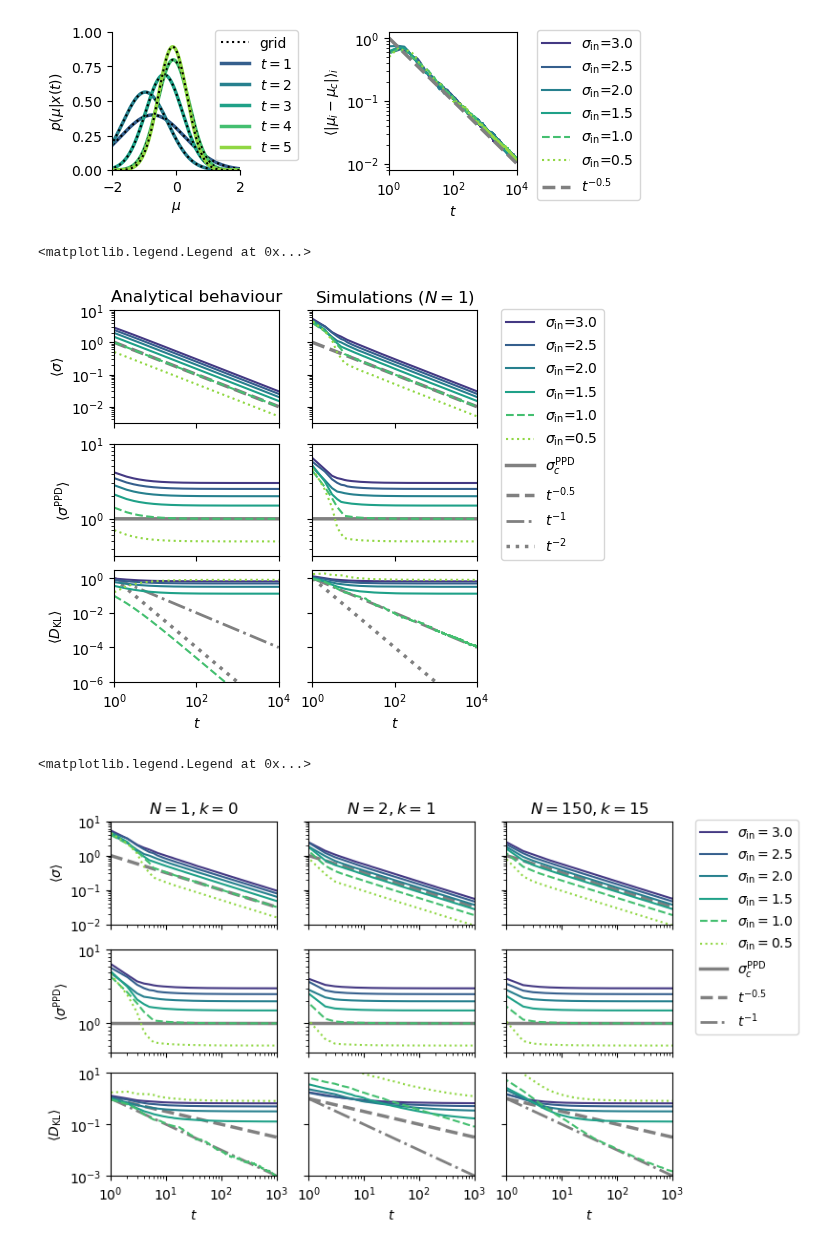
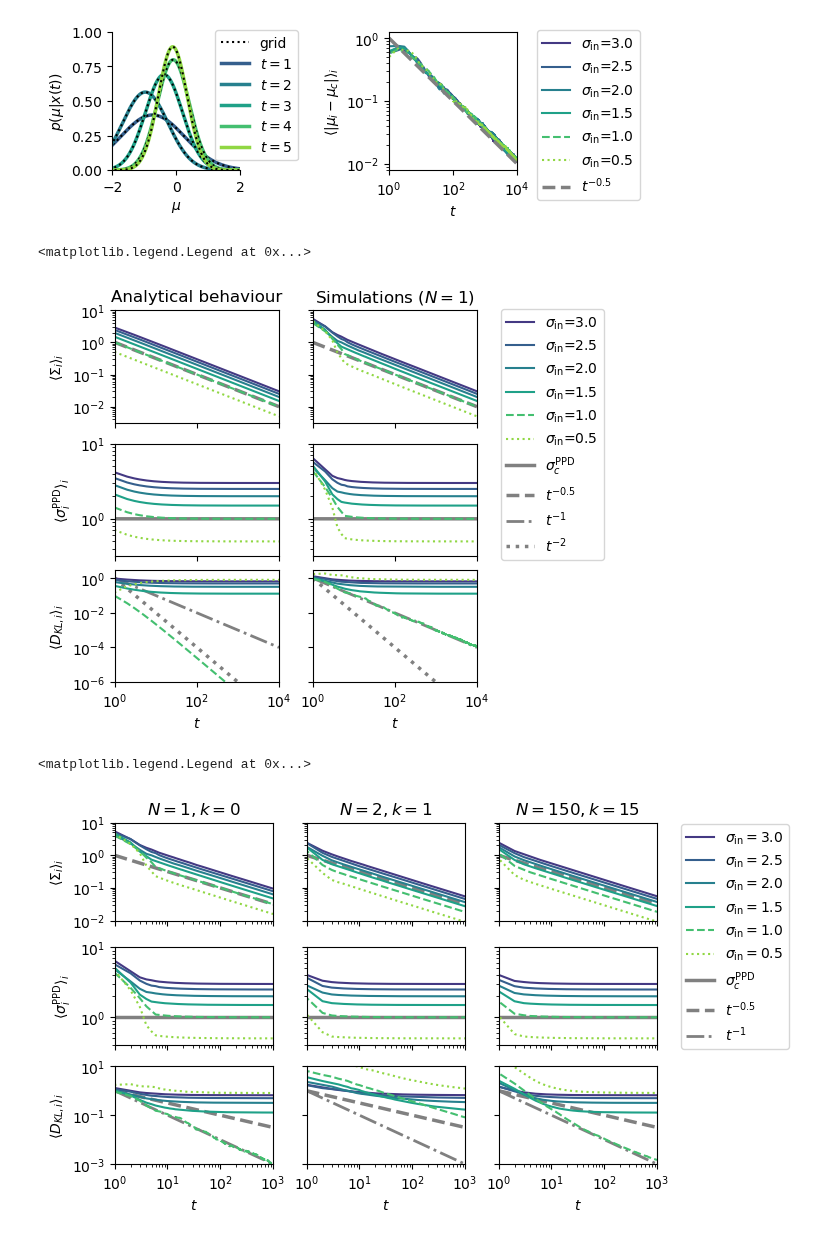
Before and after one commit to Priesemann-Group/neuro_op, a Jupyter notebook: notebooks/@MA1-First-Builder_N1.ipynb, the cells around one changed output. Cells and saved outputs as stored; diff of their text form; code cells hidden in the pictures.

```diff
--- a/notebooks/@MA1-First-Builder_N1.ipynb
+++ b/notebooks/@MA1-First-Builder_N1.ipynb
@@ -360,7 +360,7 @@ for sd_in in sd_arr:
         sd,
         ls=get_ls(sd_in),
     )
-    ax[0, j].set_ylabel("$\langle\sigma\\rangle$")
+    ax[0, j].set_ylabel("$\langle\Sigma_i\\rangle_i$")
     # sd_PPD(N)
     sd_PPD = (sd**2 + sd_in**2) ** 0.5
     ax[1, j].plot(
@@ -368,7 +368,7 @@ for sd_in in sd_arr:
         sd_PPD,
         ls=get_ls(sd_in),
     )
-    ax[1, j].set_ylabel("$\langle \sigma^\\text{PPD} \\rangle$")
+    ax[1, j].set_ylabel("$\langle \sigma^\\text{PPD}_i \\rangle_i$")
     # KLD_PPD(N), given same means and sd_P=1
     (line_tmp,) = ax[2, j].plot(
         time,
@@ -377,7 +377,7 @@ for sd_in in sd_arr:
         label="$\sigma_\\text{in}$=" + str(sd_in),
     )
     lines.append(line_tmp)
-    ax[2, j].set_ylabel("$\langle D_\\text{KL} \\rangle$")
+    ax[2, j].set_ylabel("$\langle D_{KL,i} \\rangle_i$")
 
 # Data plots
 # N=1, nn=0
@@ -435,7 +435,7 @@ j = 0
 ax[0, j].set_title("Analytical behaviour")
 # Simulation N=1
 j = 1
-ax[0, j].set_title("Simulations $(N=1)$")
+ax[0, j].set_title("Simulations ($N=1$)")
 
 fig.legend(
     handles=lines + [line0, line05, line1, line2],
@@ -444,7 +444,7 @@ fig.legend(
 )
 # %% [output]
 <matplotlib.legend.Legend at 0x...>
-[figure, old version]
+[figure, new version]
 # %%
 fig.savefig("fig/@MA1-N1.pdf")
 # %%
@@ -459,7 +459,7 @@ run_arr = np.arange(7)
 # Figure set-up...
 x = 3
 y = 3
-c = 1.5
+c = 1.4
 fig, ax = plt.subplots(y, x, figsize=(1.5 * c * x, 1 * c * y))
 colors = nop.get_colorcycle(N_colors=len(sd_arr))
 for i, j in itertools.product(np.arange(y), np.arange(x)):
@@ -513,7 +513,7 @@ lines = []
 for sd_llf in sd_arr:
     # <sd_i>
     i = 0
-    ax[i, j].set_ylabel("$\langle\sigma\\rangle$")
+    ax[i, j].set_ylabel("$\langle\Sigma_i\\rangle_i$")
     (line_tmp,) = ax[i, j].plot(
         time,
         (
@@ -534,7 +534,7 @@ for sd_llf in sd_arr:
     lines.append(line_tmp)
     # <sd^PPD_i>
     i = 1
-    ax[i, j].set_ylabel("$\langle \sigma^\\text{PPD} \\rangle$")
+    ax[i, j].set_ylabel("$\langle \sigma_i^\\text{PPD} \\rangle_i$")
     ax[i, j].plot(
         time,
         ds.sd.sel(N=1, nn=0, sd_llf=sd_llf, time=time, node=np.arange(N_nodes)).mean(
@@ -544,7 +544,7 @@ for sd_llf in sd_arr:
     )
     # <D_KL(PPD_C||PPD_i)>
     i = 2
-    ax[i, j].set_ylabel("$\langle D_\\text{KL} \\rangle$")
+    ax[i, j].set_ylabel("$\langle D_{KL,i} \\rangle_i$")
     ax[i, j].plot(
         time,
         ds.kld.sel(N=1, nn=0, sd_llf=sd_llf, time=time, node=np.arange(N_nodes)).mean(
@@ -647,34 +647,34 @@ for sd_llf in sd_arr:
         .mean(dim="node")
         .mean(dim="run"),
         label="",
         ls=get_ls(sd_llf),
     )
 
 # Labelling & stuffs...
 j = 0
 ax[0, j].set_title("$N=1, k=0$")
 j = 1
 ax[0, j].set_title("$N=2, k=1$")
 j = 2
 ax[0, j].set_title("$N=150, k=15$")
 for j in range(x):
     ax[0, j].set_ylim(10**-2, 10**1)
     ax[1, j].set_ylim(10**-0.4, 10**1)
     ax[2, j].set_ylim(10**-3, 10**1)
     ax[y - 1, j].set_xlabel("$t$")
     ax[0, j].xaxis.set_tick_params(labelbottom=False)
     ax[1, j].xaxis.set_tick_params(labelbottom=False)
     if j != 0:
         for i in range(y):
             ax[i, j].yaxis.set_tick_params(labelleft=False)
 
 fig.legend(
     handles=lines + [line0, line05, line1],
-    bbox_to_anchor=(1, 0.96),
+    bbox_to_anchor=(1, 0.95),
     loc=2,
 )
 # %% [output]
 <matplotlib.legend.Legend at 0x...>
-[figure, old version]
+[figure, new version]
 # %%
 fig.savefig("./fig/@MA1-0N1N2.pdf")
```
Also changed, not shown: 5 other files.
